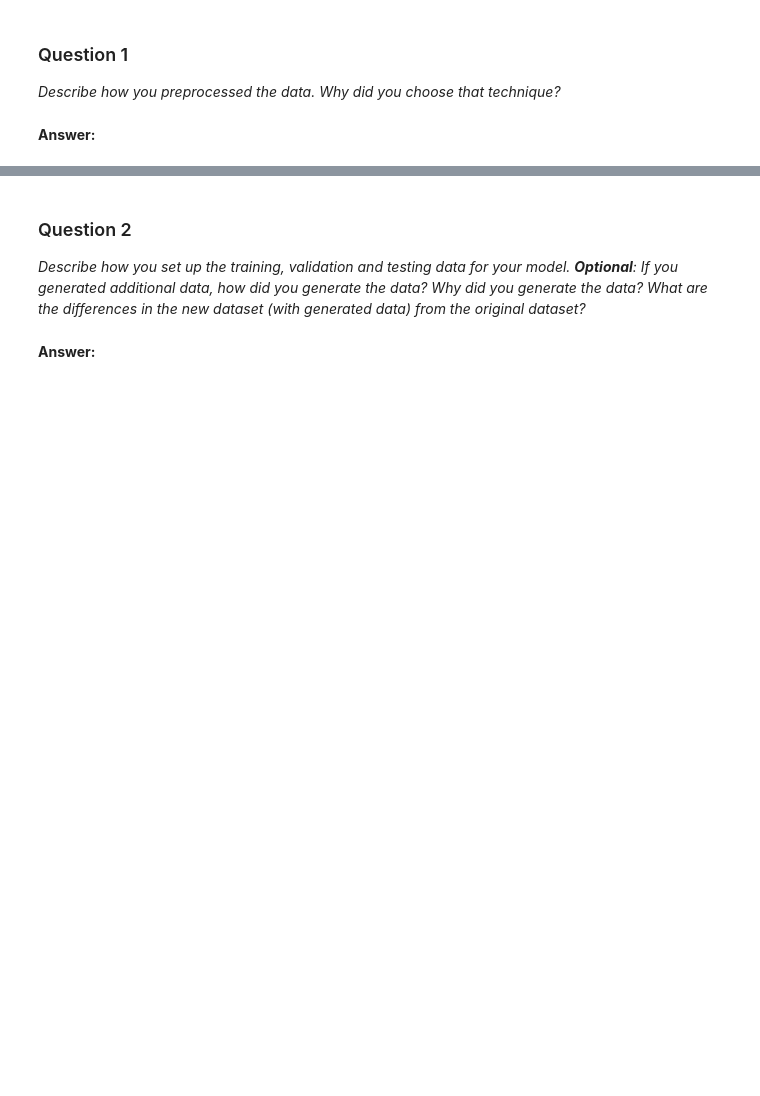
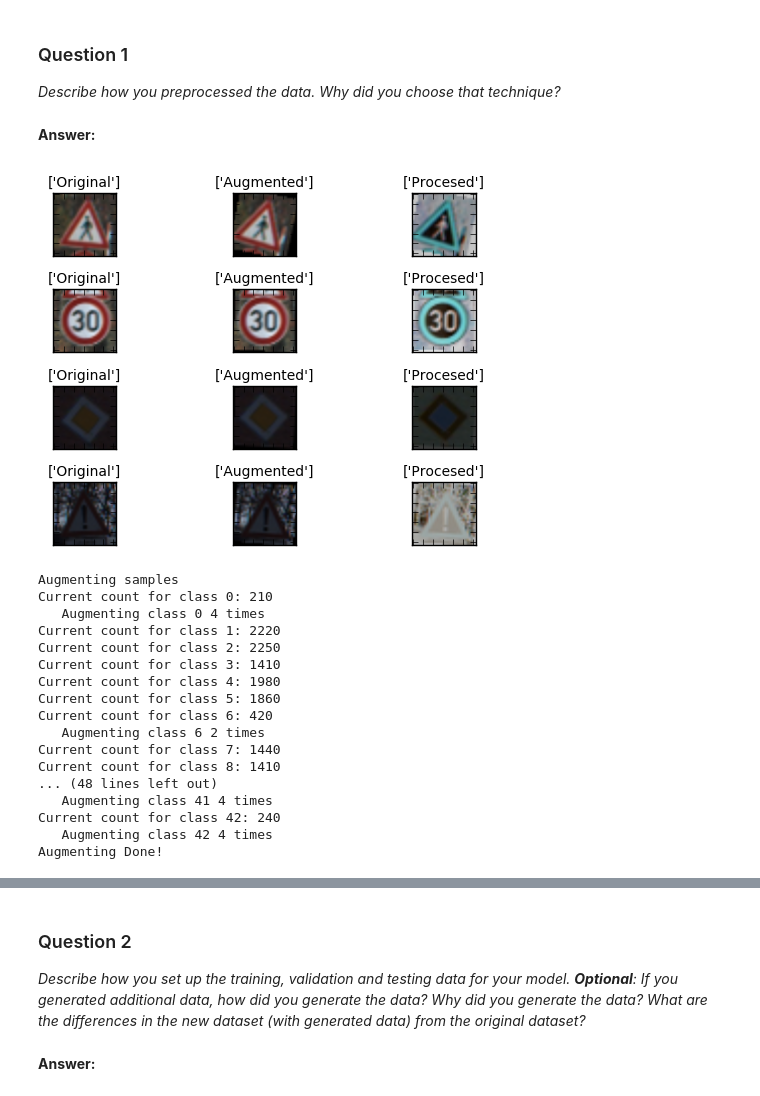
Before and after one commit to KiqueGar/CarND-Traffic-Sign-Classifier-Project, a Jupyter notebook: Traffic_Sign_Classifier.ipynb, the cells around one changed output, grey strips where cells are left out. Drawn from its saved outputs; the diff is of its cells as text; code cells hidden in the pictures; blank space fills up the shorter version.

```diff
--- a/Traffic_Sign_Classifier.ipynb
+++ b/Traffic_Sign_Classifier.ipynb
@@ -213,7 +214,7 @@ _Describe how you preprocessed the data. Why did you choose that technique?_
 ### Generate additional data (OPTIONAL!)
 ### and split the data into training/validation/testing sets here.
 ### Feel free to use as many code cells as needed.
-import scipy.ndimage.interpolation as ndimage_p
+import scipy.ndimage.interpolation as ndimage
 
 def rotate(image):
     tol=15
@@ -222,7 +223,7 @@ def rotate(image):
 
 def translate(image):
     tol=2
-    image=ndimage_p.shift(image, [random.randrange(-tol,tol),random.randrange(-tol,tol), 0])
+    image=ndimage.shift(image, [random.randrange(-tol,tol),random.randrange(-tol,tol), 0])
     return image
 
 def augment(image):
@@ -233,41 +234,90 @@ def augment(image):
 def show_augmented(n_samples,images, labels):
     # Show processing steps
     for sample_n in range(n_samples):
         n = sample_n
         ax = plt.subplot(np.ceil(n_samples/3),3,sample_n+1)
         ax.set_title([labels[n]], fontsize=10)
         ax.imshow(images[n])
         ax.set_yticklabels([])
         ax.set_xticklabels([])
     plt.tight_layout()
     plt.show()
-"""
-print("Augmented")
+
+#print("Augmented")
 augmented= np.array([augment(im) for im in dummy_images])
-show_samples(12, augmented, dummy_labels, randomize = False)
-print("Processed")
+#show_samples(12, augmented, dummy_labels, randomize = False)
+#print("Processed")
 processed= np.array([preprocess(image) for image in augmented])
-show_samples(12, processed, dummy_labels, randomize = False)
-"""
+#show_samples(12, processed, dummy_labels, randomize = False)
+
 
 comparission=[]
 comparission_labels=[]
 for i in range(len(dummy_images)):
     comparission.append(dummy_images[i])
     comparission.append(augmented[i])
     comparission.append(processed[i])
 
     comparission_labels.append("Original")
     comparission_labels.append("Augmented")
     comparission_labels.append("Procesed")
 
-#show_augmented(12, comparission, comparission_labels)
+show_augmented(12, comparission, comparission_labels)
 
-#Minimum 2500 training_examples per label
+#Minimum 1500 training_examples per label
+min_samples=1000
 augmented_features=[]
-augmented_lables=[]
+augmented_labels=[]
 
+print("Augmenting samples")
+for class_index in range(len(histogram[0])):
+    current_count=histogram[0][class_index]
+    print ("Current count for class {}: {}".format(class_index, current_count))
+    augment_times=int(min_samples/histogram[0][class_index])
+    if augment_times > 1:
+        print("   Augmenting class {} {} times".format(class_index,augment_times))
+        for test_feature, test_label in zip(X_train, y_train):
+            if class_index == test_label:
+                for n in range(augment_times):
+                    augmented_features.append(augment(test_feature))
+                    augmented_labels.append(class_index)
+print("Augmenting Done!")
 
+"""
+new_dummy_images=[]
+new_dummy_labels=[]
+for i in range(20):
+    index=np.random.randint(0,len(augmented_features))
+    new_dummy_images.append(augmented_features[index])
+    new_dummy_labels.append(augmented_labels[index])
+show_samples(12, new_dummy_images, new_dummy_labels, randomize=False)
+"""
+"""
+plt.hist(augmented_labels, bins=43)
+plt.title("Augmented Labels")
+plt.xlabel("Label")
+plt.ylabel("Count")
+plt.show()
 
-#X_train = np.array([preprocess(im) for im in X_train ])
-#X_test = np.array([preprocess(data) for data in X_test])
+"""
+X_train = np.array([preprocess(im) for im in X_train ])
+X_test = np.array([preprocess(data) for data in X_test])
+# %% [output]
+[figure, added]
+Augmenting samples
+Current count for class 0: 210
+   Augmenting class 0 4 times
+Current count for class 1: 2220
+Current count for class 2: 2250
+Current count for class 3: 1410
+Current count for class 4: 1980
+Current count for class 5: 1860
+Current count for class 6: 420
+   Augmenting class 6 2 times
+Current count for class 7: 1440
+Current count for class 8: 1410
+... (48 lines left out)
+   Augmenting class 41 4 times
+Current count for class 42: 240
+   Augmenting class 42 4 times
+Augmenting Done!
```
Also changed, not shown: parts of 7 cells of this notebook.
